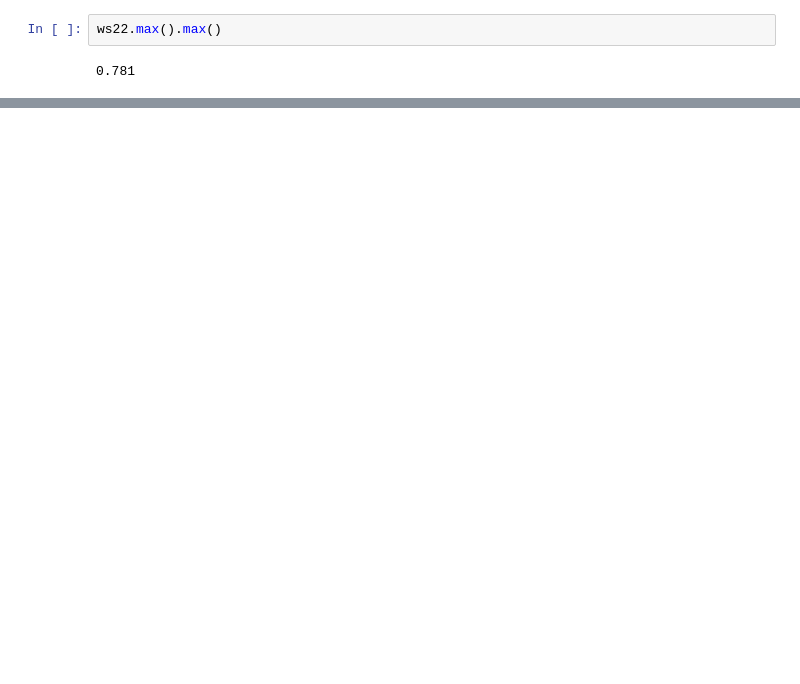
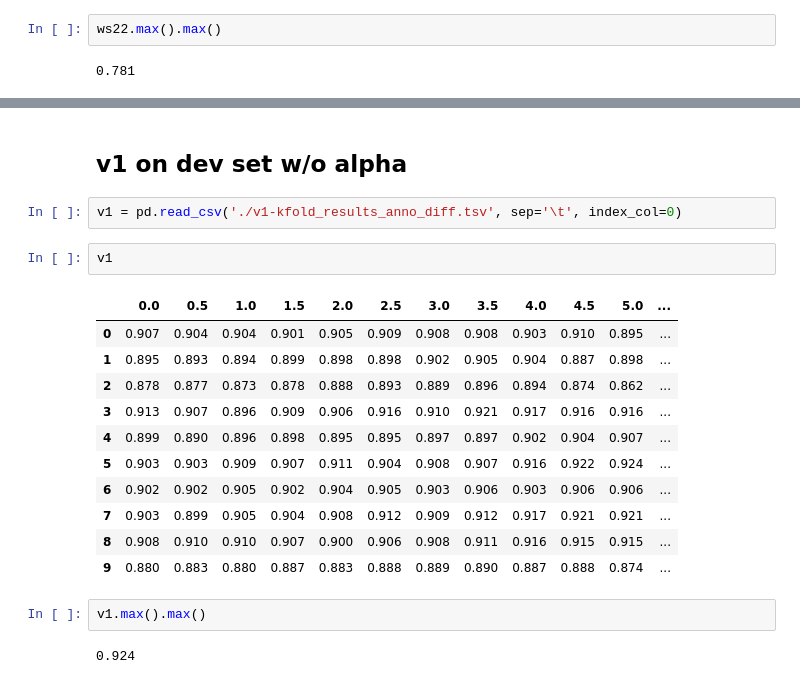
Before and after one commit to hasan-rakibul/LLM-GEm, a Jupyter notebook: analysis.ipynb, the cells around one changed output, grey strips where cells are left out. Saved outputs shown, nothing was run; the diff lists cells and outputs as text; blank space fills up the shorter version.

```diff
--- a/analysis.ipynb
+++ b/analysis.ipynb
@@ -165,0 +216,22 @@ plt.savefig(fname='./tmp/pearson-vs-alpha.pdf', format='pdf', bbox_inches='tight
+# %% [markdown]
+## v1 on dev set w/o alpha
+# %%
+v1 = pd.read_csv('./v1-kfold_results_anno_diff.tsv', sep='\t', index_col=0)
+# %%
+v1
+# %% [output]
+|  | 0.0 | 0.5 | 1.0 | 1.5 | 2.0 | 2.5 | 3.0 | 3.5 | 4.0 | 4.5 | 5.0 | ... |
+| 0 | 0.907 | 0.904 | 0.904 | 0.901 | 0.905 | 0.909 | 0.908 | 0.908 | 0.903 | 0.910 | 0.895 | ... |
+| 1 | 0.895 | 0.893 | 0.894 | 0.899 | 0.898 | 0.898 | 0.902 | 0.905 | 0.904 | 0.887 | 0.898 | ... |
+| 2 | 0.878 | 0.877 | 0.873 | 0.878 | 0.888 | 0.893 | 0.889 | 0.896 | 0.894 | 0.874 | 0.862 | ... |
+| 3 | 0.913 | 0.907 | 0.896 | 0.909 | 0.906 | 0.916 | 0.910 | 0.921 | 0.917 | 0.916 | 0.916 | ... |
+| 4 | 0.899 | 0.890 | 0.896 | 0.898 | 0.895 | 0.895 | 0.897 | 0.897 | 0.902 | 0.904 | 0.907 | ... |
+| 5 | 0.903 | 0.903 | 0.909 | 0.907 | 0.911 | 0.904 | 0.908 | 0.907 | 0.916 | 0.922 | 0.924 | ... |
+| 6 | 0.902 | 0.902 | 0.905 | 0.902 | 0.904 | 0.905 | 0.903 | 0.906 | 0.903 | 0.906 | 0.906 | ... |
+| 7 | 0.903 | 0.899 | 0.905 | 0.904 | 0.908 | 0.912 | 0.909 | 0.912 | 0.917 | 0.921 | 0.921 | ... |
+| 8 | 0.908 | 0.910 | 0.910 | 0.907 | 0.900 | 0.906 | 0.908 | 0.911 | 0.916 | 0.915 | 0.915 | ... |
+| 9 | 0.880 | 0.883 | 0.880 | 0.887 | 0.883 | 0.888 | 0.889 | 0.890 | 0.887 | 0.888 | 0.874 | ... |
+# %%
+v1.max().max()
+# %% [output]
+0.924
```
Also changed, not shown: parts of 25 cells of this notebook, 10 other files.
